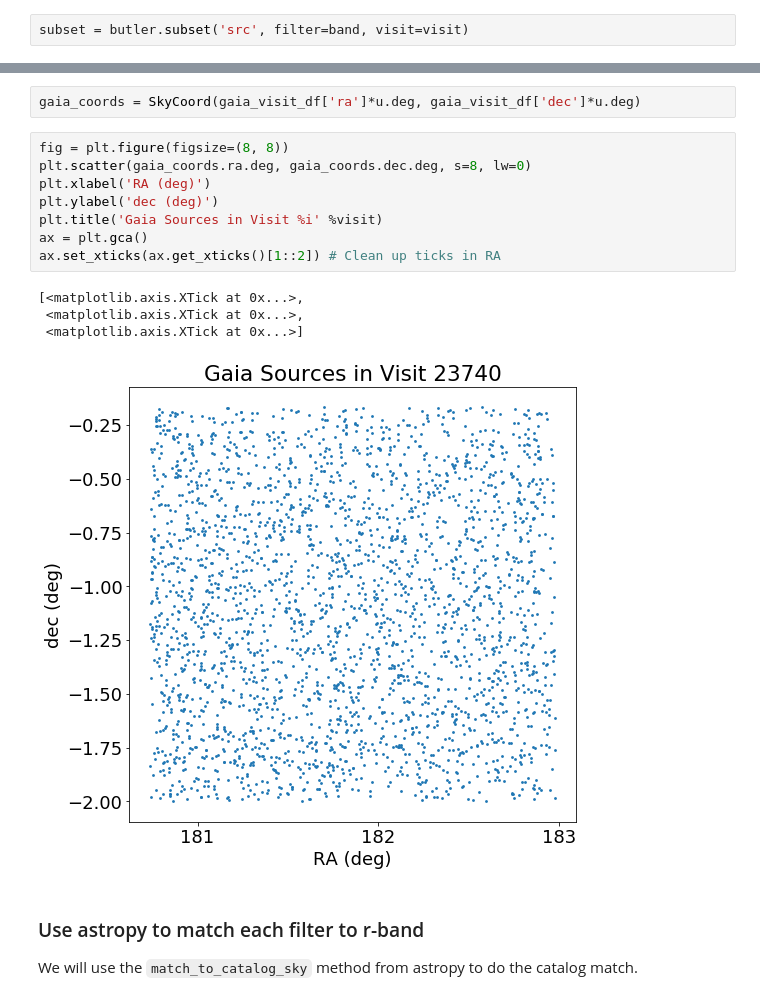
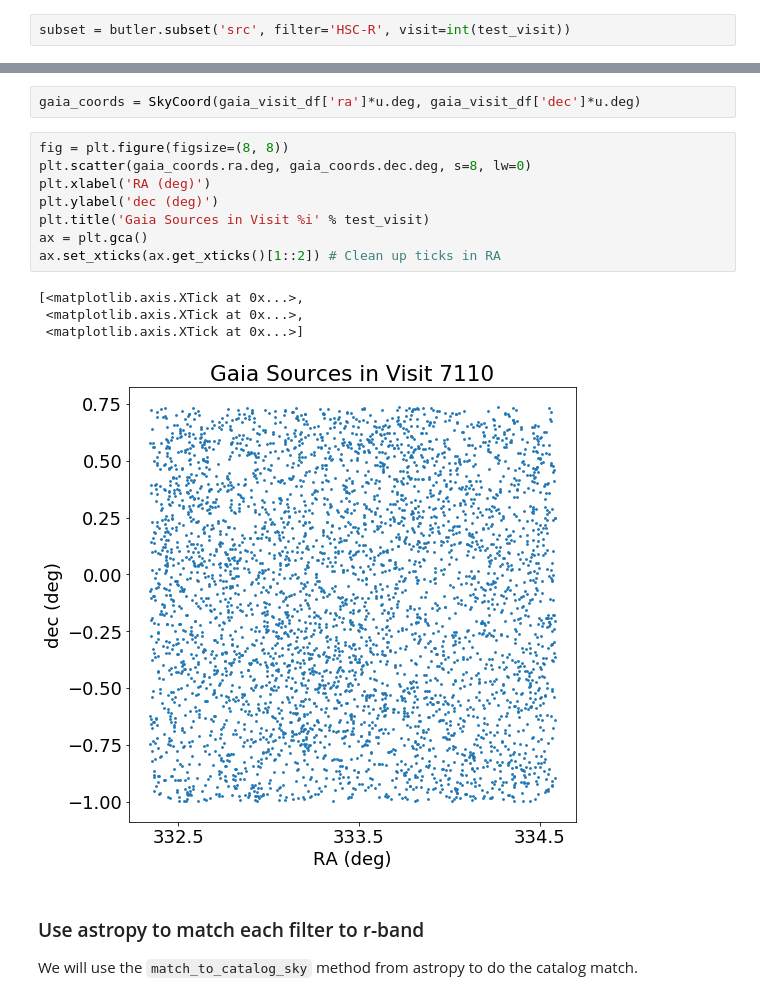
Before and after one commit to lsst-com/requirements_notebooks, a Jupyter notebook: TestCases/LVV-T960.ipynb, the cells around one changed output, grey strips where cells are left out. Saved outputs shown, nothing was run; the diff lists cells and outputs as text.

```diff
--- a/TestCases/LVV-T960.ipynb
+++ b/TestCases/LVV-T960.ipynb
@@ -93,5 +126,5 @@ visit = int(warp_list[0].split('-')[-1].split('.')[0])
 # %%
-subset = butler.subset('src', filter=band, visit=visit)
+subset = butler.subset('src', filter='HSC-R', visit=int(test_visit))
 # %%
 # Load in sources from visit making exceptions for bad ccd 9 and focusing ccds.
 hsc_sources_df = None
@@ -210,16 +243,16 @@ gaia_coords = SkyCoord(gaia_visit_df['ra']*u.deg, gaia_visit_df['dec']*u.deg)
 # %%
 fig = plt.figure(figsize=(8, 8))
 plt.scatter(gaia_coords.ra.deg, gaia_coords.dec.deg, s=8, lw=0)
 plt.xlabel('RA (deg)')
 plt.ylabel('dec (deg)')
-plt.title('Gaia Sources in Visit %i' %visit)
+plt.title('Gaia Sources in Visit %i' % test_visit)
 ax = plt.gca()
 ax.set_xticks(ax.get_xticks()[1::2]) # Clean up ticks in RA
 # %% [output]
 [<matplotlib.axis.XTick at 0x...>,
  <matplotlib.axis.XTick at 0x...>,
  <matplotlib.axis.XTick at 0x...>]
-[figure, old version]
+[figure, new version]
 # %% [markdown]
 ### Use astropy to match each filter to r-band
 
```
Also changed, not shown: parts of 39 cells of this notebook, 2 other files.
